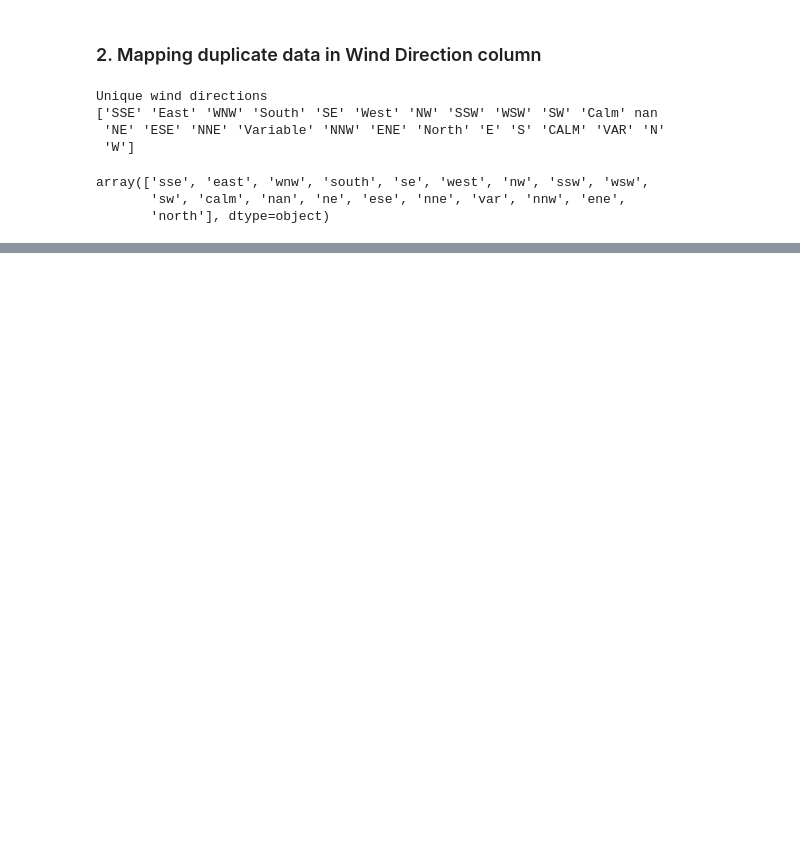
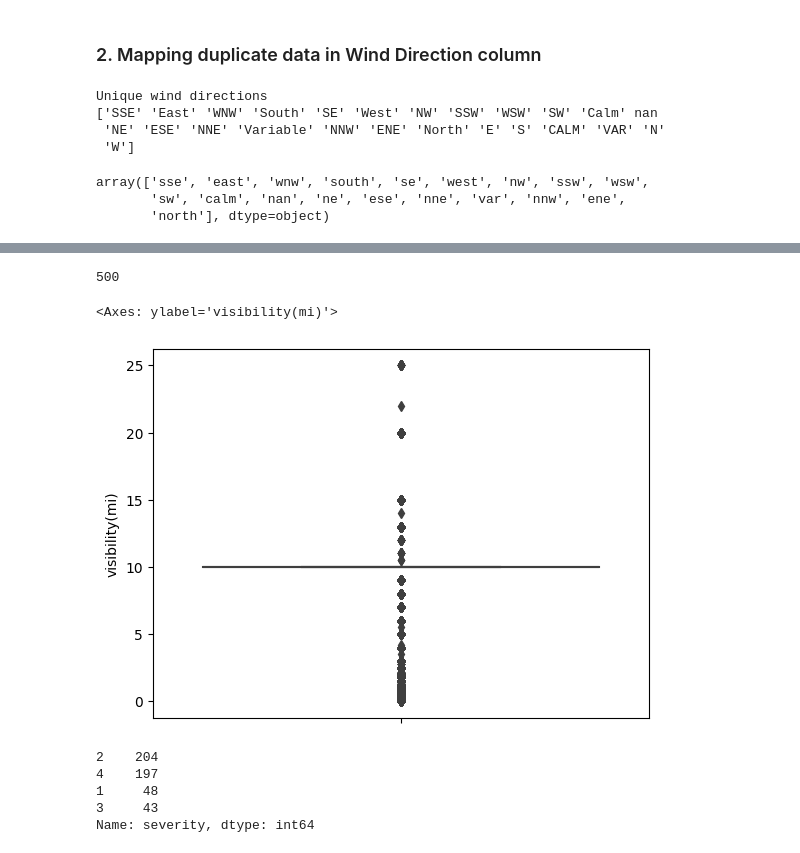
Before and after one commit to Govind-Asawa/US_Car_Accidents, a Jupyter notebook: ML_US_Car_accidents.ipynb, the cells around one changed output, grey strips where cells are left out. Saved outputs shown, nothing was run; the diff lists cells and outputs as text; code cells hidden in the pictures; blank space fills up the shorter version.

```diff
--- a/ML_US_Car_accidents.ipynb
+++ b/ML_US_Car_accidents.ipynb
@@ -364,0 +469,23 @@ array(['sse', 'east', 'wnw', 'south', 'se', 'west', 'nw', 'ssw', 'wsw',
+# %%
+VISIBILITY_UPPER_LIMIT = df2['visibility(mi)'].quantile(0.999)
+prev_tot = df2.shape[0]
+df2 = df2[~df2.index.isin(chopped_df2.index)]
+print(prev_tot - df2.shape[0])
+# %% [output]
+500
+# %%
+sns.boxplot(data=df2, y='visibility(mi)')
+# %% [output]
+<Axes: ylabel='visibility(mi)'>
+[figure, added]
+# %%
+VISIBILITY_LOWER_LIMIT = 0 #df2['visibility(mi)'].quantile(0.001)
+chopped_df2 = df2[df2['visibility(mi)'] == VISIBILITY_LOWER_LIMIT]
+
+chopped_df2['severity'].value_counts()
+# %% [output]
+2    204
+4    197
+1     48
+3     43
+Name: severity, dtype: int64
```
Also changed, not shown: parts of 77 cells of this notebook.
